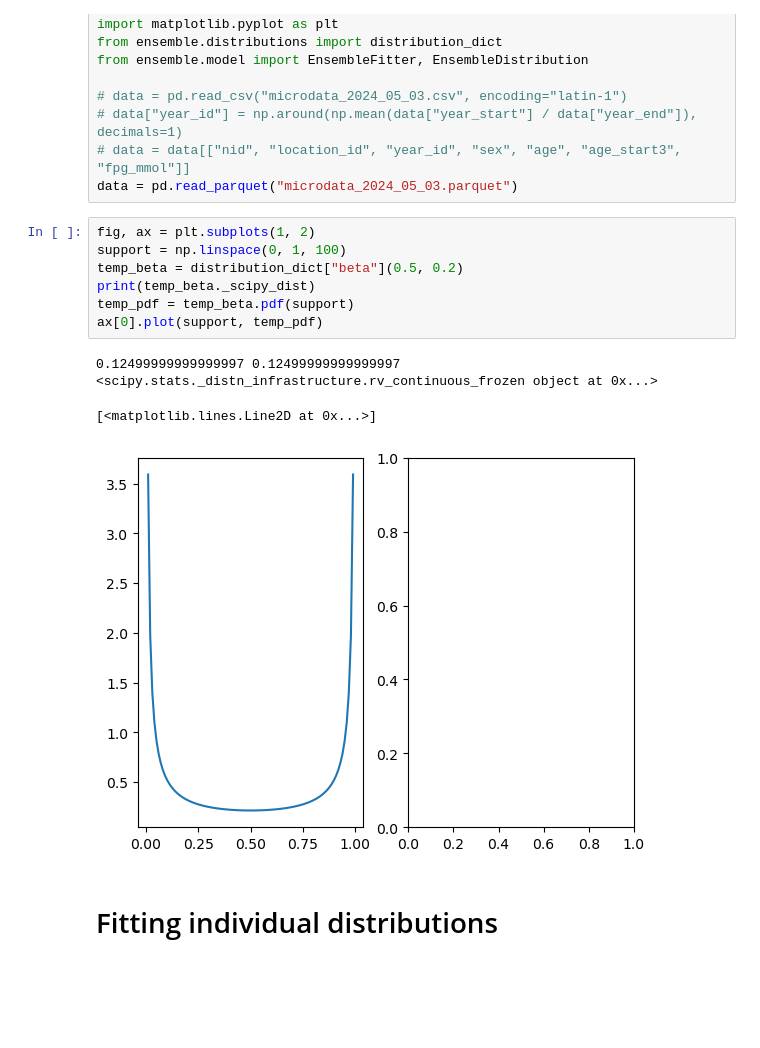
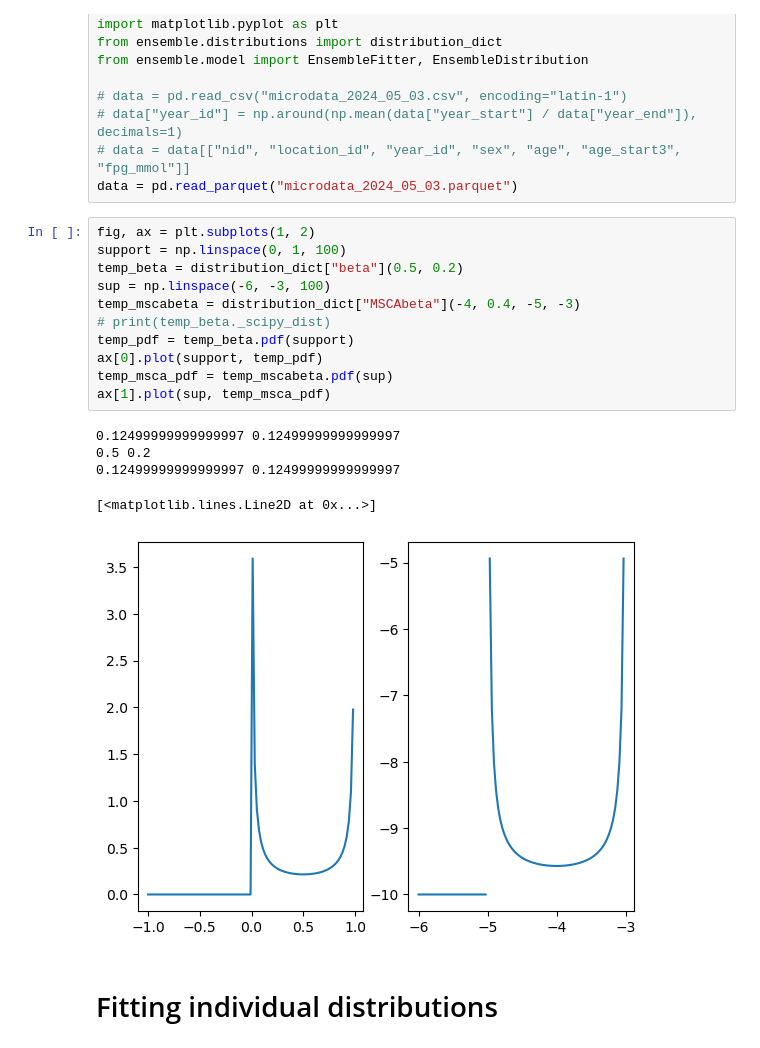
Before and after one commit to ihmeuw-msca/distrem, a Jupyter notebook: plots.ipynb, the cells around one changed output. Drawn from its saved outputs; the diff is of its cells as text; blank space fills up the shorter version.

Commit message:
implement new mscabeta feature for beta distribution with custom bounds

```diff
--- a/plots.ipynb
+++ b/plots.ipynb
@@ -14,15 +14,20 @@ data = pd.read_parquet("microdata_2024_05_03.parquet")
 # %%
 fig, ax = plt.subplots(1, 2)
 support = np.linspace(0, 1, 100)
 temp_beta = distribution_dict["beta"](0.5, 0.2)
-print(temp_beta._scipy_dist)
+sup = np.linspace(-6, -3, 100)
+temp_mscabeta = distribution_dict["MSCAbeta"](-4, 0.4, -5, -3)
+# print(temp_beta._scipy_dist)
 temp_pdf = temp_beta.pdf(support)
 ax[0].plot(support, temp_pdf)
+temp_msca_pdf = temp_mscabeta.pdf(sup)
+ax[1].plot(sup, temp_msca_pdf)
 # %% [output]
 0.12499999999999997 0.12499999999999997
-<scipy.stats._distn_infrastructure.rv_continuous_frozen object at 0x...>
+0.5 0.2
+0.12499999999999997 0.12499999999999997
 [<matplotlib.lines.Line2D at 0x...>]
-[figure, old version]
+[figure, new version]
 # %% [markdown]
 # Fitting individual distributions
 # %%
```
Also changed, not shown: parts of 2 cells of this notebook, 1 other file.
